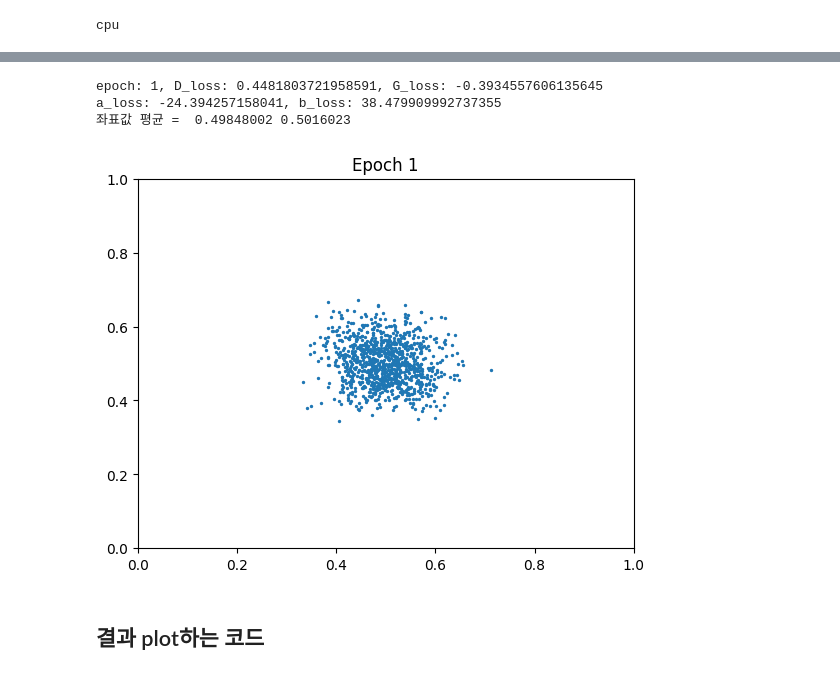
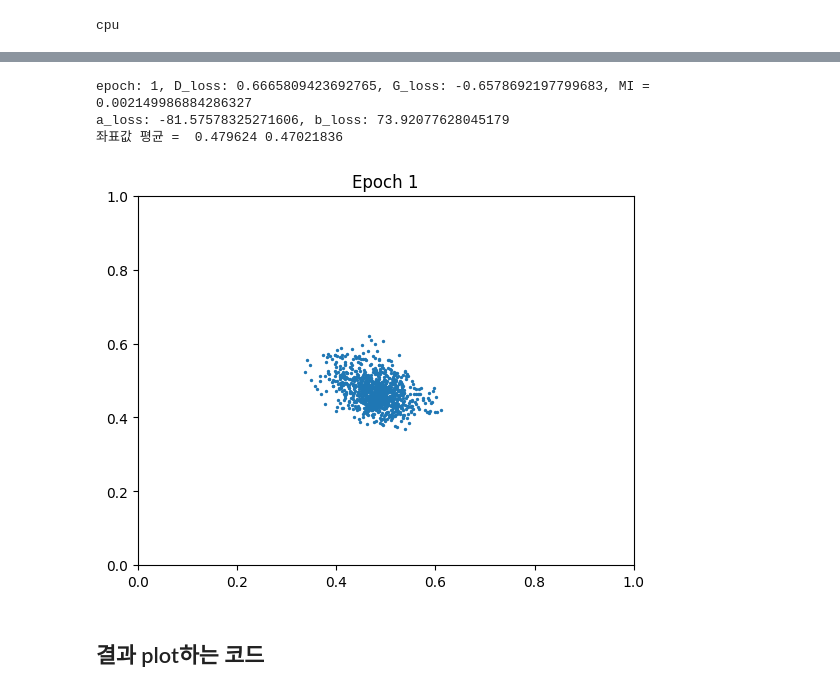
Before and after one commit to red1108/infoQGAN-outdated-, a Jupyter notebook: QGAN+QMINE/code.ipynb, the cells around one changed output, grey strips where cells are left out. Cells and saved outputs as stored; diff of their text form; code cells hidden in the pictures.

```diff
--- a/QGAN+QMINE/code.ipynb
+++ b/QGAN+QMINE/code.ipynb
@@ -52,13 +70,13 @@ print(device)
 # %% [output]
 cpu
 # %%
-noise_qubits = 4
+noise_qubits = 5
 output_qubits = 2
 assert(output_qubits <= noise_qubits-1) # 출력 큐빗은 noise qubit미만이어야 한다.
 code_qubits = 1
 n_qubits = noise_qubits + code_qubits
 
-n_layers = 7
+n_layers = 10
 BATCH_SIZE = 16
 print("n_qubits = {} n_layers = {}".format(n_qubits, n_layers))
 
@@ -70,7 +88,7 @@ n_qubits = 5 n_layers = 7
 # %%
 def generator_init(generator_input):
     for i in range(n_qubits):
-        qml.RY(generator_input[i]*np.pi, wires=i) # TODO: *a 해서 값 범위 맞추기
+        qml.RY(generator_input[i]*np.pi/2, wires=i) # TODO: *a 해서 값 범위 맞추기
 
 def generator_layer(params):
     for i in range(n_qubits):
@@ -106,7 +124,7 @@ def generator_forward(params, generator_input):
     return generator_output[:, :output_qubits], generator_output[:, -code_qubits:] # noise, code 순서로 반환
 
 
-def generator_train_step(params, generator_input, mine = False, qmine = False):
+def generator_train_step(params, generator_input, use_mine = False, _qmine = False):
     '''
     params (torch.Tensor(레이어,큐빗,3)): a parameter
     generator_input (torch.Tensor(BATCH_SIZE, n_qubits)): 생성기 입력 seed (noise + code). -1~1 사이의 값
@@ -122,14 +140,14 @@ def generator_train_step(params, generator_input, mine = False, qmine = False):
 
     t = (code_input - code_output).pow(2).mean()
 
-    if mine:
+    if use_mine:
         pred_xy = mine(code_input, generator_output)
         code_input_shuffle = code_input[torch.randperm(BATCH_SIZE)]
         pred_x_y = mine(code_input_shuffle, generator_output)
         mi = torch.mean(pred_xy) - torch.log(torch.mean(torch.exp(pred_x_y)))
-        gan_loss -= 0.15 * mi
+        gan_loss -= 1.5 * mi
 
-    elif qmine:
+    elif _qmine:
         gan_loss += 0 # TODO: qmine loss 추가하기
 
     return generator_output, gan_loss+t*0, gan_loss, t # TODO: 이건 분석용으로 넣어놓음.지워야 함.
@@ -212,75 +230,95 @@ parameter shape:  torch.Size([7, 5, 3])
 # %%
 G_lr = 5e-4
 D_lr = 5e-4
+M_lr = 5e-4
 G_opt = torch.optim.Adam([generator_params], lr=G_lr)
 D_opt = torch.optim.Adam(discriminator.parameters(), lr=D_lr)
+M_opt = torch.optim.Adam(mine.parameters(), lr=M_lr)
 # %%
 import os
-epoch = 200
-title = 'try8'
+epoch = 300
+title = 'try13'
 if not os.path.exists(f'result/{title}'):
     os.makedirs(f'result/{title}')
+
+recorder_keywords = ['d_loss', 'g_loss', 'a_loss', 'b_loss', 'mi']
+recorder = {k: [] for k in recorder_keywords}
 
 for rep in range(1, epoch+1):
     np.random.shuffle(x)
     iter_num = int(len(x) * 0.5 //BATCH_SIZE) # 매번 50% 추출해서 학습. 셔플하니까 자투리 생기는건 무시.
+
     G_loss_sum = 0.0
     D_loss_sum = 0.0
+    a_loss_sum = 0.0
+    b_loss_sum = 0.0
+    mi_sum = 0.0
     pbar = tqdm(range(iter_num))
     log_gen_output = []
-
-    a_loss_sum = 0
-    b_loss_sum = 0
-    recorder_keywords = ['d_loss', 'g_loss', 'a_loss', 'b_loss']
-    recorder = {k: [] for k in recorder_keywords}
 
     for i in pbar:
         batch = torch.FloatTensor(x[BATCH_SIZE * i : BATCH_SIZE * i + BATCH_SIZE])
 
         # train generator
         generator_seed = torch.rand((BATCH_SIZE, n_qubits)) * 2 - 1
-        generator_output, generator_loss, a, b = generator_train_step(generator_params, generator_seed, mine=False, qmine=False)
-        a_loss_sum += a.detach().numpy()
-        b_loss_sum += b.detach().numpy()
+        generator_output, generator_loss, a, b = generator_train_step(generator_params, generator_seed, use_mine=True, _qmine=False)
         G_opt.zero_grad()
         generator_loss.requires_grad_(True)
         generator_loss.backward()
         G_opt.step()
+        a_loss_sum += a.detach().numpy()
+        b_loss_sum += b.detach().numpy()
 
         # train discriminator
         fake_input = generator_output.detach().to(torch.float32)
         disc_loss = disc_cost_fn(batch, fake_input)
         D_opt.zero_grad()
         disc_loss.requires_grad_(True)
         disc_loss.backward()
         D_opt.step()
 
+        # train mine
+        code_input = generator_seed[:, -code_qubits:]
+        pred_xy = mine(code_input, fake_input)
+        code_input_shuffle = code_input[torch.randperm(BATCH_SIZE)]
+        pred_x_y = mine(code_input_shuffle, fake_input)
+        mi = -torch.mean(pred_xy) + torch.log(torch.mean(torch.exp(pred_x_y)))
+        M_opt.zero_grad()
+        mi.requires_grad_(True)
+        mi.backward()
+        M_opt.step()
+
+
         D_loss_sum += disc_loss.item()
         G_loss_sum += generator_loss.item()
+        mi_sum += mi.item()
+        a_loss_sum += a.item()
+        b_loss_sum += b.item()
 
         pbar.set_postfix({'G_loss': G_loss_sum/(i+1), 'D_loss': D_loss_sum/(i+1)})
         log_gen_output.append(fake_input.numpy())
 
-        recorder['d_loss'].append(disc_loss.item())
-        recorder['g_loss'].append(generator_loss.item())
-        recorder['a_loss'].append(a.detach().numpy())
-        recorder['b_loss'].append(b.detach().numpy())
+    recorder['d_loss'].append(D_loss_sum/iter_num)
+    recorder['g_loss'].append(G_loss_sum/iter_num)
+    recorder['a_loss'].append(a_loss_sum/iter_num)
+    recorder['b_loss'].append(b_loss_sum/iter_num)
+    recorder['mi'].append(mi_sum/iter_num)
 
     log_gen_output = np.concatenate(log_gen_output, axis=0)
-    print("epoch: {}, D_loss: {}, G_loss: {}".format(rep, D_loss_sum/iter_num, G_loss_sum/iter_num))
+    print("epoch: {}, D_loss: {}, G_loss: {}, MI = {}".format(rep, D_loss_sum/iter_num, G_loss_sum/iter_num, mi_sum/iter_num))
     print("a_loss: {}, b_loss: {}".format(a_loss_sum, b_loss_sum))
     print("좌표값 평균 = ", np.mean(log_gen_output[:,0]), np.mean(log_gen_output[:,1]))
     plt.title('Epoch {0}'.format(rep))
     plt.scatter(log_gen_output[:,0], log_gen_output[:,1], s=2.0)
     plt.xlim((0, 1))
     plt.ylim((0, 1))
     plt.savefig(f'result/{title}/{rep}.png')
     plt.show()
 # %% [output]
-epoch: 1, D_loss: 0.4481803721958591, G_loss: -0.3934557606135645
-a_loss: -24.394257158041, b_loss: 38.479909992737355
-좌표값 평균 =  0.49848002 0.5016023
+epoch: 1, D_loss: 0.6665809423692765, G_loss: -0.6578692197799683, MI = 0.002149986884286327
+a_loss: -81.57578325271606, b_loss: 73.92077628045179
+좌표값 평균 =  0.479624 0.47021836
-[figure, old version]
+[figure, new version]
 # %% [markdown]
 ## 결과 plot하는 코드
 # %%
```
Also changed, not shown: parts of 7 cells of this notebook, 1 other file.
